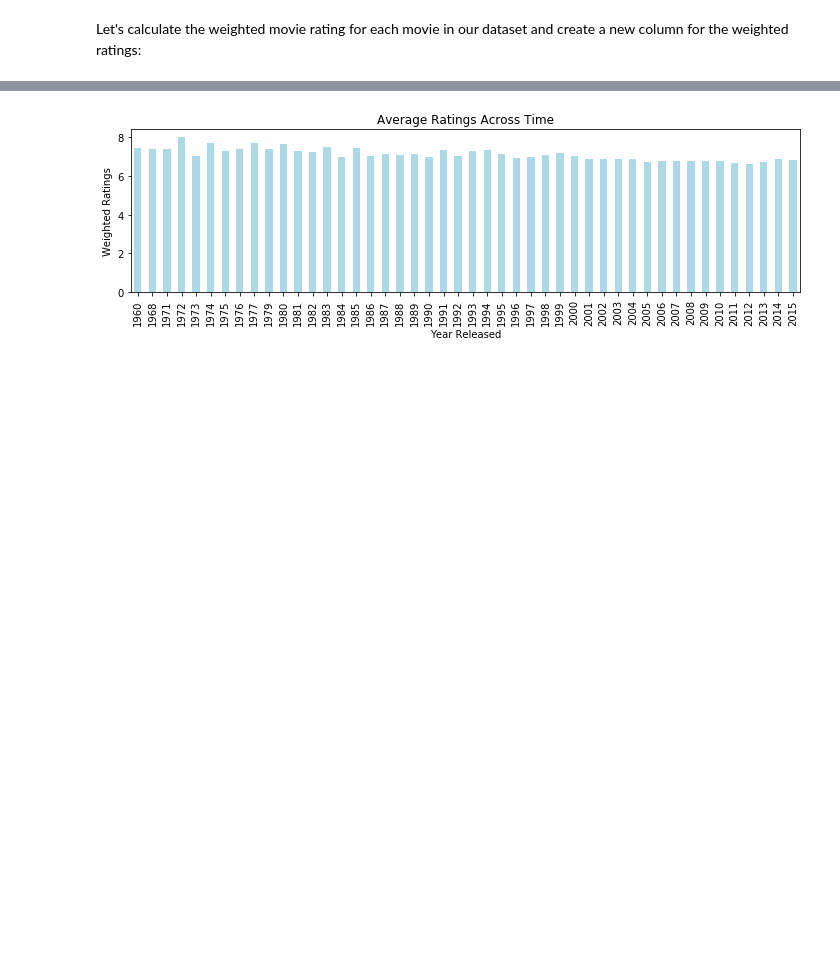
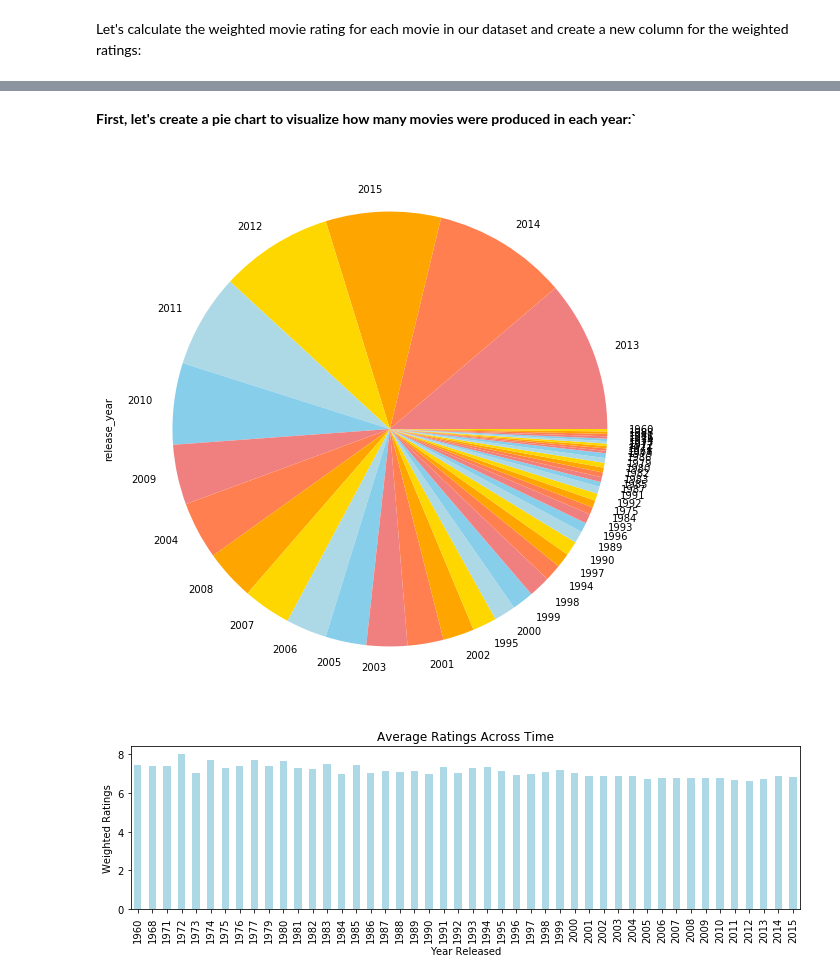
Before and after one commit to tianyueniu/dataprojects, a Jupyter notebook: Movie Data Analysis.ipynb, the cells around one changed output, grey strips where cells are left out. Cells and saved outputs as stored; diff of their text form; code cells hidden in the pictures; blank space fills up the shorter version.

```diff
--- a/Movie Data Analysis.ipynb
+++ b/Movie Data Analysis.ipynb
@@ -249 +252,9 @@ Just out of curiosity, I would also like to see whether movies released in diffe
+# %% [markdown]
+**First, let's create a pie chart to visualize how many movies were produced in each year:`**
+# %%
+m1['release_year'].value_counts().plot(kind='pie', figsize=(10,10),
+                                       colors=["lightcoral","coral","orange",
+                                              "gold","lightblue","skyblue"]);
+# %% [output]
+[figure, added]
 # %%
```
Also changed, not shown: parts of 19 cells of this notebook.
